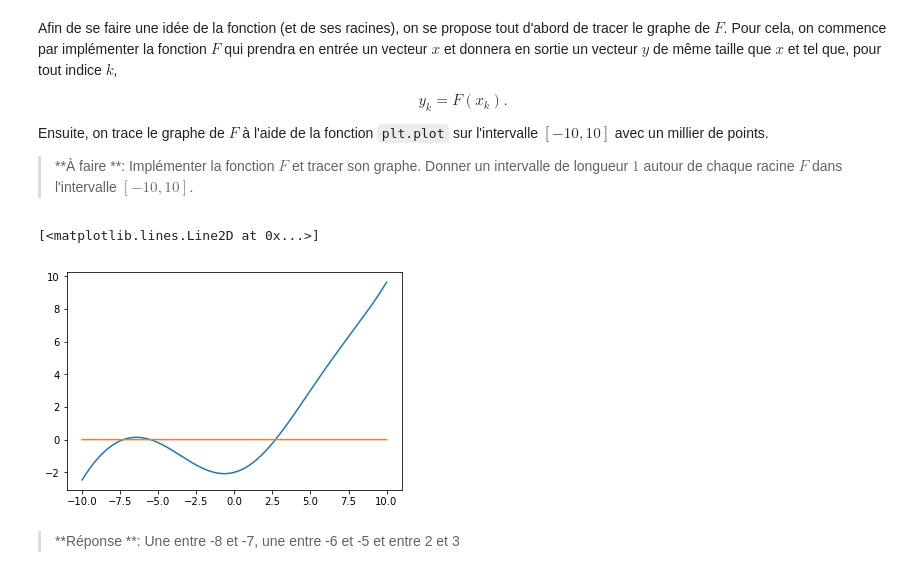
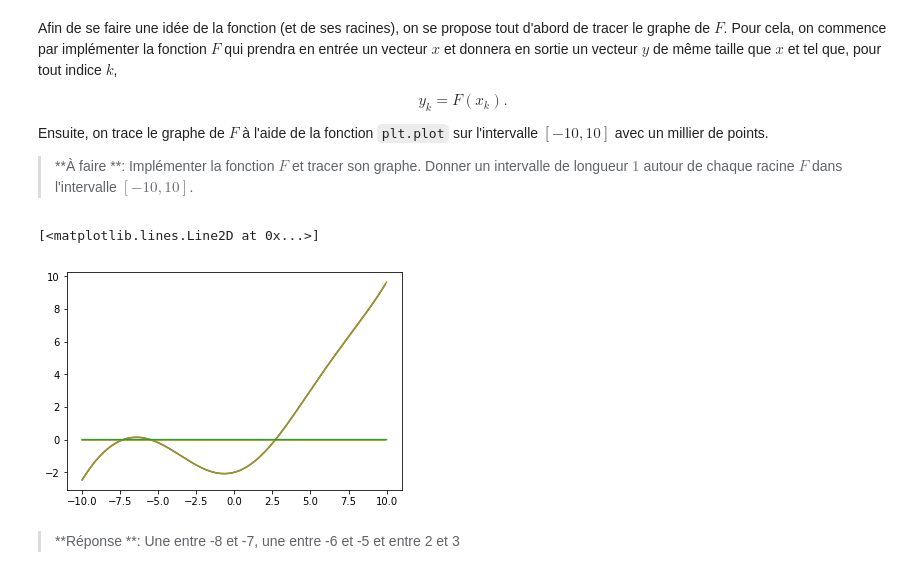
Before and after one commit to pierremrg/TP_AN, a Jupyter notebook: TP2_Notebook.ipynb, the cells around one changed output. Saved outputs shown, nothing was run; the diff lists cells and outputs as text; code cells hidden in the pictures.

```diff
--- a/TP2_Notebook.ipynb
+++ b/TP2_Notebook.ipynb
@@ -31,23 +31,39 @@ Ensuite, on trace le graphe de $F$ à l'aide de la fonction `plt.plot` sur l'int
 
 > **À faire **: Implémenter la fonction $F$ et tracer son graphe. Donner un intervalle de longueur $1$ autour de chaque racine $F$ dans l'intervalle $[-10,10]$.
 # %%
+def F(x):
+    return x**2/10-np.cos(x/2)-np.exp(-x/4)
+
+X = np.arange(-10,10,0.1)
+Y = []
+k=0
+for x in X:
+    Y.append(F(X[k]))
+    k = k+1
+
+plt.plot(X, Y)
+zeros = np.zeros(np.size(X))
+plt.plot(X, zeros)
+
+
+#Old
 def F(x):
     return pow(x,2)/10.0-np.cos(x/2.0)-np.exp(-x/4.0)
 
 vals = []
 absi =[]
 zero= []
 
 for i in range(-10000,10000,2):
     absi.append(i/1000.0)
     vals.append(F(i/1000.0))
     zero.append(0)
 
-plt.plot(absi, vals)
+plt.plot(absi, vals, color="xkcd:baby shit brown")
 plt.plot(absi, zero)
 # %% [output]
 [<matplotlib.lines.Line2D at 0x...>]
-[figure, old version]
+[figure, new version]
 # %% [markdown]
 > **Réponse **: Une entre -8 et -7, une entre -6 et -5 et entre 2 et 3
 # %% [markdown]
```
Also changed, not shown: parts of 3 cells of this notebook, 5 other files.
